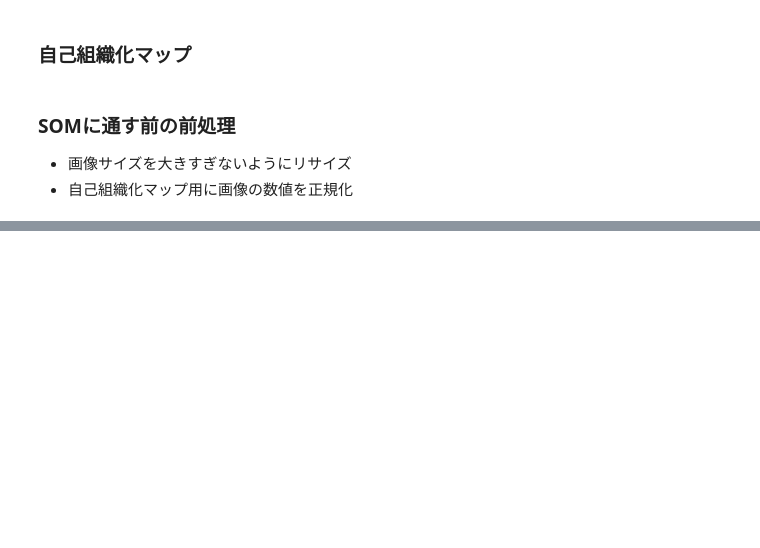
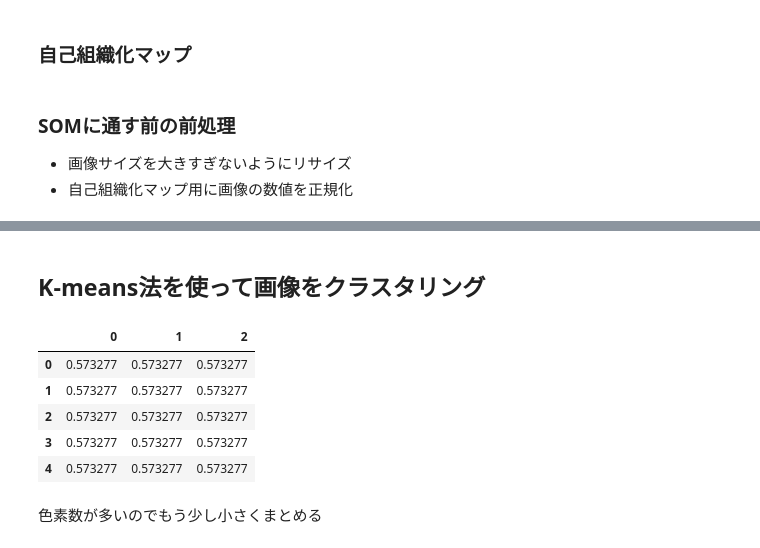
Before and after one commit to Intel0tw5727/info4dm-G4-popular-illust, a Jupyter notebook: notebooks/1_画像を色データとして前処理して分析.ipynb, the cells around one changed output, grey strips where cells are left out. Cells and saved outputs as stored; diff of their text form; code cells hidden in the pictures; blank space fills up the shorter version.

```diff
--- a/notebooks/1_画像を色データとして前処理して分析.ipynb
+++ b/notebooks/1_画像を色データとして前処理して分析.ipynb
@@ -243,0 +149,15 @@ df.replace("?", np.NaN)
+# %% [markdown]
+## K-means法を使って画像をクラスタリング
+# %%
+df1 = pd.DataFrame(img_rgb_norm.reshape(-1,3))
+# %%
+df1.head()
+# %% [output]
+|  | 0 | 1 | 2 |
+| 0 | 0.573277 | 0.573277 | 0.573277 |
+| 1 | 0.573277 | 0.573277 | 0.573277 |
+| 2 | 0.573277 | 0.573277 | 0.573277 |
+| 3 | 0.573277 | 0.573277 | 0.573277 |
+| 4 | 0.573277 | 0.573277 | 0.573277 |
+# %% [markdown]
+色素数が多いのでもう少し小さくまとめる
```
Also changed, not shown: parts of 44 cells of this notebook.
